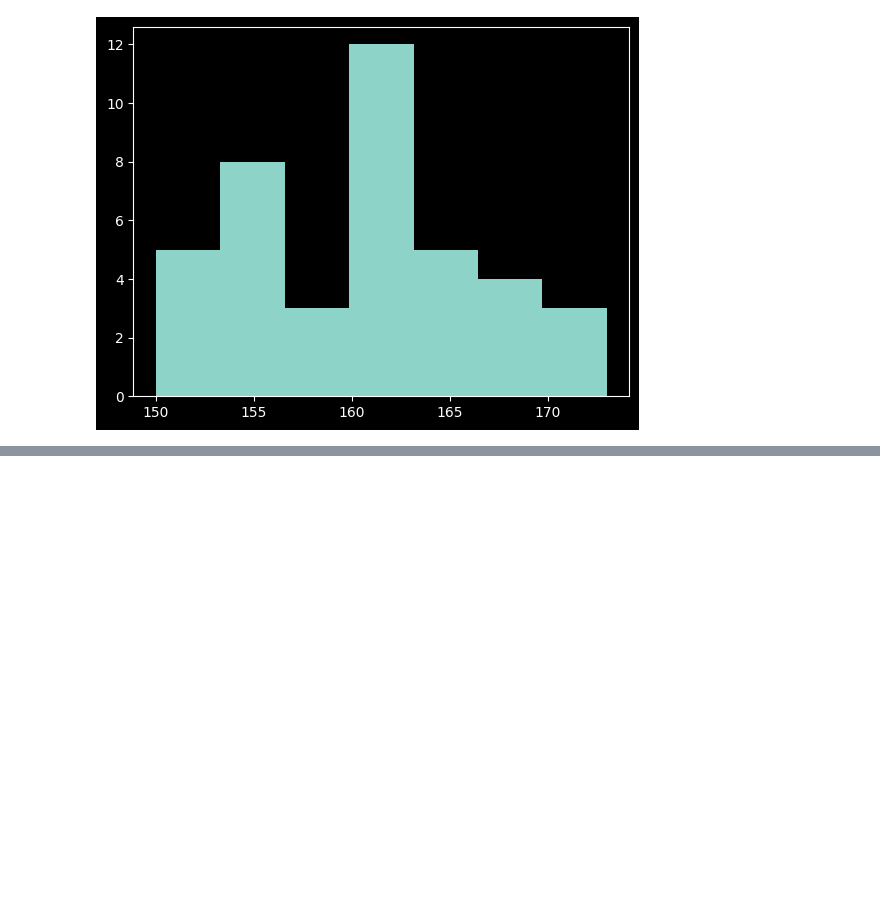
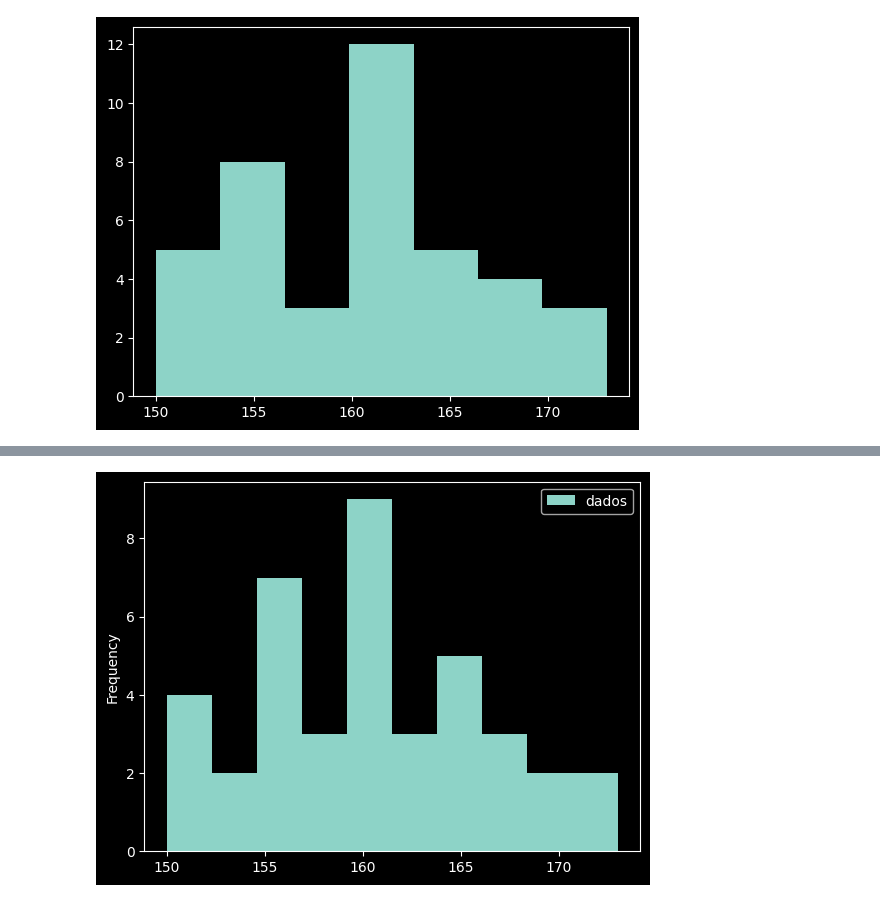
Before and after one commit to Joao-Inacio/Statistics_for-Data_Science, a Jupyter notebook: Distribuicao_de_Frequencia/Distribuicao_Frequencia.ipynb, the cells around one changed output, grey strips where cells are left out. Cells and saved outputs as stored; diff of their text form; code cells hidden in the pictures; blank space fills up the shorter version.

```diff
--- a/Distribuicao_de_Frequencia/Distribuicao_Frequencia.ipynb
+++ b/Distribuicao_de_Frequencia/Distribuicao_Frequencia.ipynb
@@ -191,0 +194,4 @@ plt.hist(dados, classes);
+# %%
+# Criando o dataset
+ds = pd.DataFrame({'dados': dados})
+ds.head()
@@ -191,0 +205,5 @@ plt.hist(dados, classes);
+# %%
+# Gráfico
+ds.plot.hist();
+# %% [output]
+[figure, added]
```
Also changed, not shown: parts of 3 cells of this notebook.
